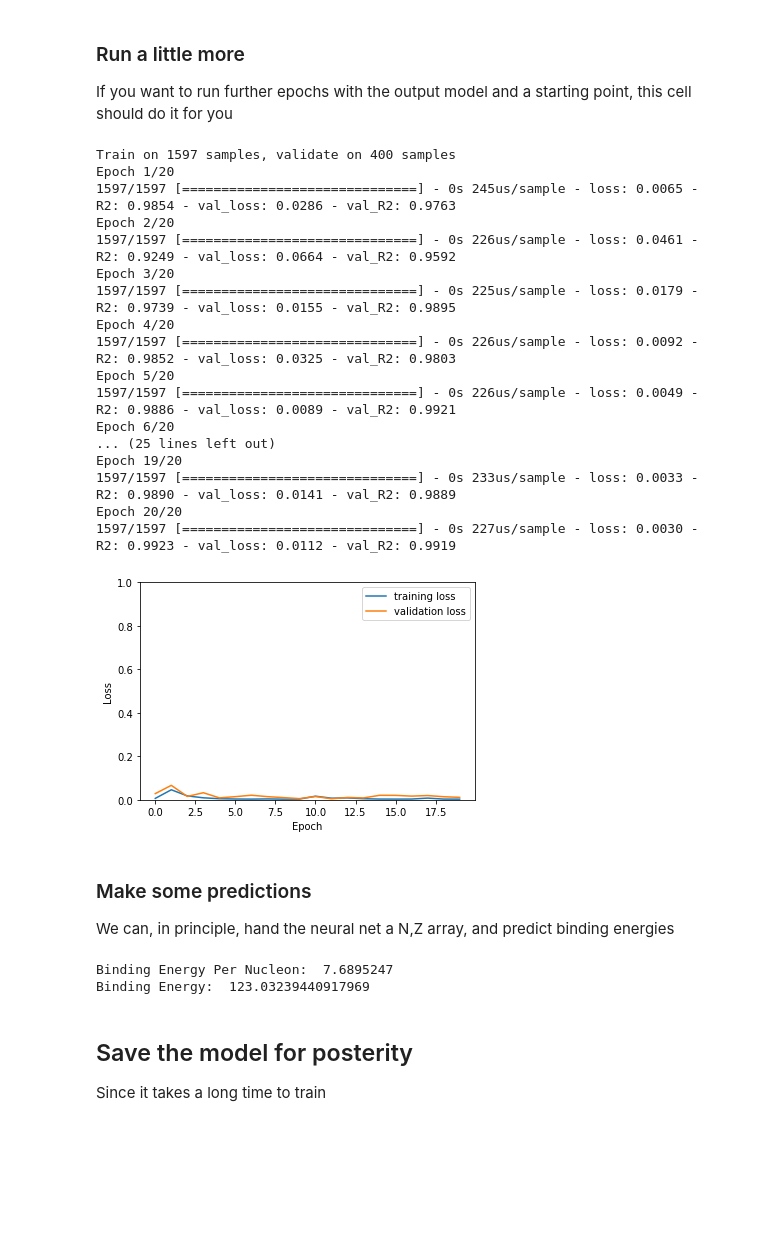
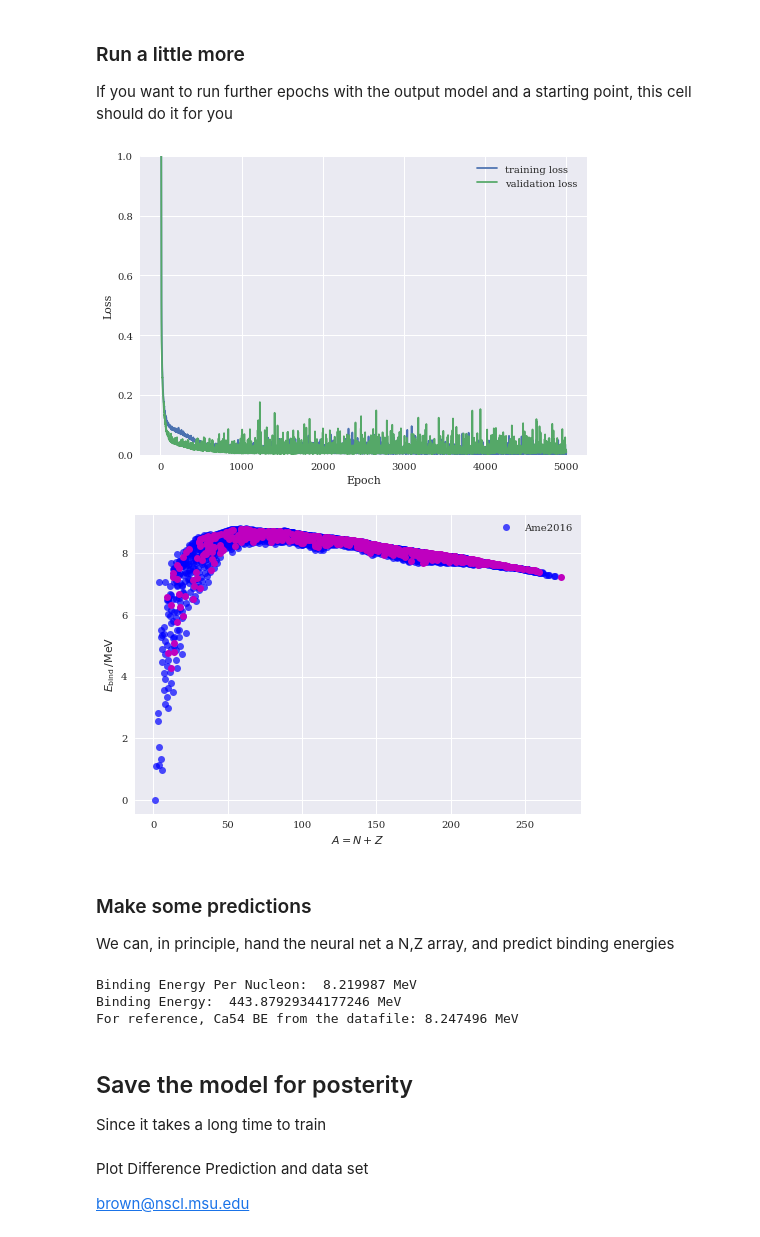
Before and after one commit to kylegodbey/MachineLearningMSU, a Jupyter notebook: NMNet/Nuclear Masses Neural Net.ipynb, the cells around one changed output. Drawn from its saved outputs; the diff is of its cells as text; code cells hidden in the pictures; blank space fills up the shorter version.

```diff
--- a/NMNet/Nuclear Masses Neural Net.ipynb
+++ b/NMNet/Nuclear Masses Neural Net.ipynb
@@ -287,3 +541,24 @@ Epoch 2843/5000
 Test Loss: 0.002143
 Test R2: 0.9924
 [figure]
+# %%
+en_out=model.predict(xs_test)
+
+# Shift back for plotting
+zm=55.16940328394073
+nm=76.95234281137365
+x_shift=xs_test
+x_shift[:,0]=xs_test[:,0]*zm+zm
+x_shift[:,1]=xs_test[:,1]*nm+nm
+savet=x_test
+a_sum=np.sum(x_test,axis=1)
+
+fig, ax = plt.subplots()
+ax.set_xlabel(r'$N$')
+ax.set_ylabel(r'$E_\mathrm{bind}\,/\mathrm{MeV}$')
+ax.plot(Masses['A'], Masses['Ebinding'], 'ro',
+            label='Ame2016', alpha=0.7,c='b')
+ax.plot(a_sum, en_out,'ro',c='m')
+ax.legend()
+save_fig("Difference")
+plt.show()
@@ -292,42 +569,37 @@ Test R2: 0.9924
 
 If you want to run further epochs with the output model and a starting point, this cell should do it for you
 # %%
-results=model.fit(xs_train,y_train,epochs=20, batch_size=16, validation_split=0.2,verbose=1)
+#results=model.fit(xs_train,y_train,epochs=20, batch_size=16, validation_split=0.2,verbose=1)
 
 history = results.history
 plt.plot(history["loss"], label="training loss")
 plt.plot(history["val_loss"], label="validation loss")
 plt.xlabel("Epoch")
 plt.ylabel("Loss")
 plt.legend()
 plt.ylim(0,1)
 plt.show()
+a_sum=np.sum(x_shift,axis=1)
+
+fig, ax = plt.subplots()
+ax.set_xlabel(r'$A = N + Z$')
+ax.set_ylabel(r'$E_\mathrm{bind}\,/\mathrm{MeV}$')
+ax.plot(Masses['A'], Masses['Ebinding'], 'ro',
+            label='Ame2016', alpha=0.7,c='b')
+ax.plot(a_sum, en_out,'ro',c='m')
+ax.legend()
+save_fig("Masses2016")
+plt.show()
 # %% [output]
-Train on 1597 samples, validate on 400 samples
-Epoch 1/20
-1597/1597 [==============================] - 0s 245us/sample - loss: 0.0065 - R2: 0.9854 - val_loss: 0.0286 - val_R2: 0.9763
-Epoch 2/20
-1597/1597 [==============================] - 0s 226us/sample - loss: 0.0461 - R2: 0.9249 - val_loss: 0.0664 - val_R2: 0.9592
-Epoch 3/20
-1597/1597 [==============================] - 0s 225us/sample - loss: 0.0179 - R2: 0.9739 - val_loss: 0.0155 - val_R2: 0.9895
-Epoch 4/20
-1597/1597 [==============================] - 0s 226us/sample - loss: 0.0092 - R2: 0.9852 - val_loss: 0.0325 - val_R2: 0.9803
-Epoch 5/20
-1597/1597 [==============================] - 0s 226us/sample - loss: 0.0049 - R2: 0.9886 - val_loss: 0.0089 - val_R2: 0.9921
-Epoch 6/20
-... (25 lines left out)
-Epoch 19/20
-1597/1597 [==============================] - 0s 233us/sample - loss: 0.0033 - R2: 0.9890 - val_loss: 0.0141 - val_R2: 0.9889
-Epoch 20/20
-1597/1597 [==============================] - 0s 227us/sample - loss: 0.0030 - R2: 0.9923 - val_loss: 0.0112 - val_R2: 0.9919
-[figure, old version]
+[figure, new version]
+[figure, added]
 # %% [markdown]
 ### Make some predictions
 
 We can, in principle, hand the neural net a N,Z array, and predict binding energies
 # %%
-N=8
-Z=8
+N=34
+Z=20
 
 Zs=(Z - np.average(xx[:,0])) / np.average(xx[:,0])
 Ns=(N - np.average(xx[:,1])) / np.average(xx[:,1])
@@ -336,11 +608,14 @@ nucleus=np.array([[Zs,Ns]])
 
 [[BE]] = model.predict(nucleus)
 
-print("Binding Energy Per Nucleon: ",BE)
-print("Binding Energy: ",BE*(N+Z))
+print("Binding Energy Per Nucleon: ",BE,"MeV")
+print("Binding Energy: ",BE*(N+Z),"MeV")
+
+print("For reference, 54Ca BE from the datafile: 8.247496 MeV")
 # %% [output]
-Binding Energy Per Nucleon:  7.6895247
-Binding Energy:  123.03239440917969
+Binding Energy Per Nucleon:  8.219987 MeV
+Binding Energy:  443.87929344177246 MeV
+For reference, Ca54 BE from the datafile: 8.247496 MeV
 # %% [markdown]
 ## Save the model for posterity
 
@@ -348,3 +623,7 @@ Since it takes a long time to train
 # %%
 # This won't overwrite the 'real' trained github file
 model.save('neuralmasses_testing.h5')
+# %% [markdown]
+Plot Difference Prediction and data set
+
+brown@nscl.msu.edu
```
Also changed, not shown: parts of 4 cells of this notebook, 16 other files.
